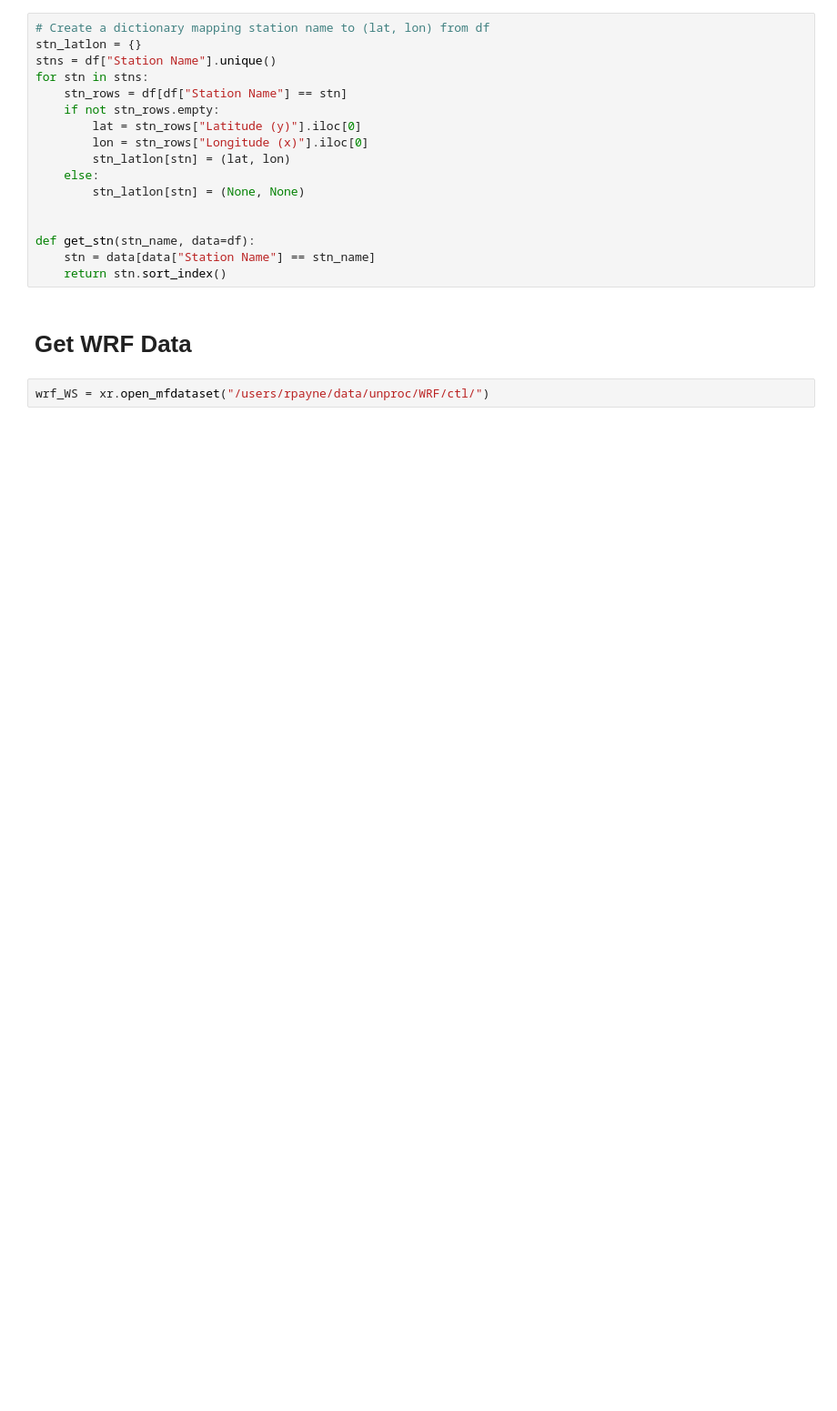
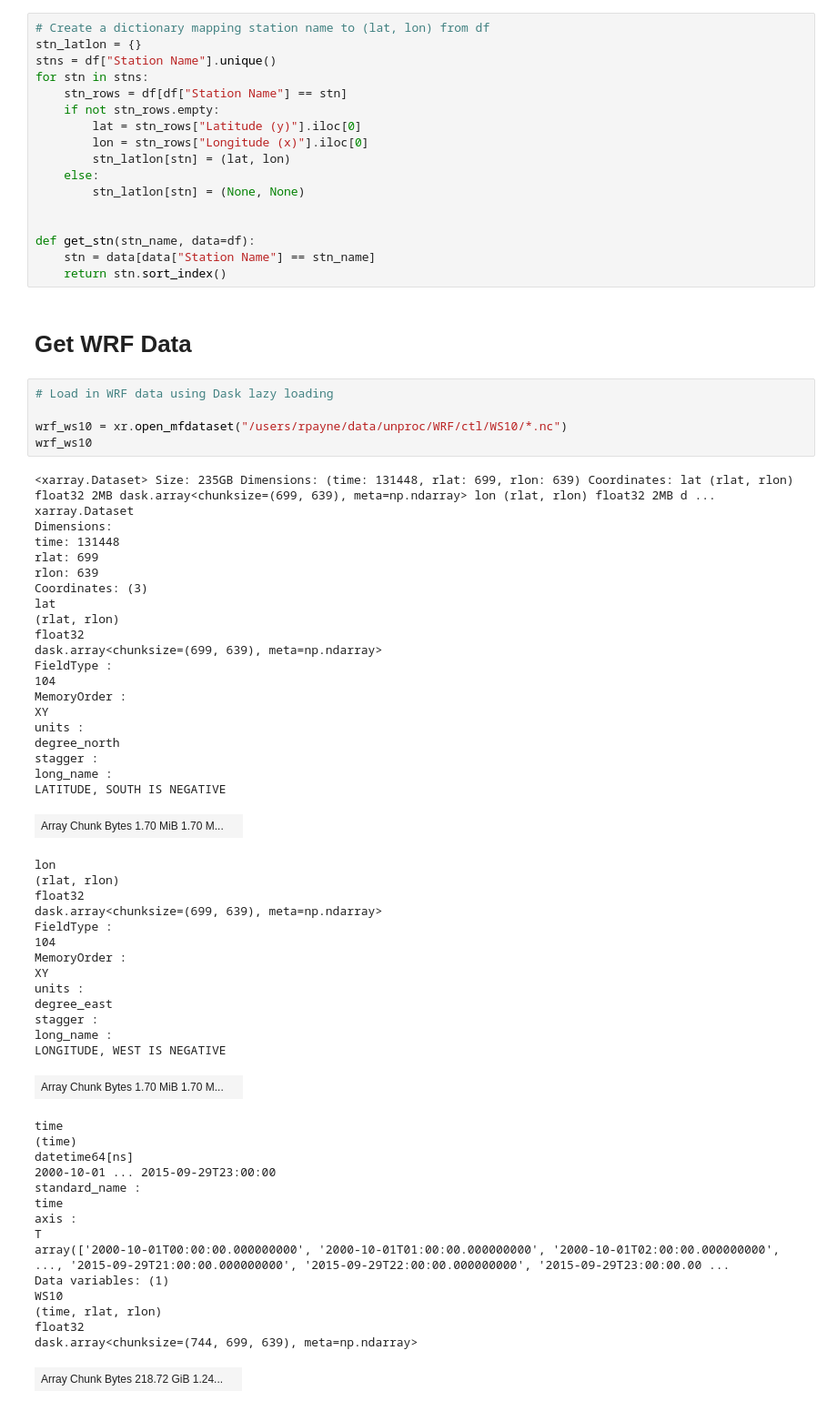
Before and after one commit to kdaust/ClimatExWRF, a Jupyter notebook: Robert/notebooks/compare_stns_w_WRF.ipynb, the cells around one changed output. Shown: that part at 91% size. Drawn from its saved outputs; the diff is of its cells as text; blank space fills up the shorter version.

```diff
--- a/Robert/notebooks/compare_stns_w_WRF.ipynb
+++ b/Robert/notebooks/compare_stns_w_WRF.ipynb
@@ -60,4 +73,58 @@ def get_stn(stn_name, data=df):
 # %% [markdown]
 # Get WRF Data
 # %%
-wrf_WS = xr.open_mfdataset("/users/rpayne/data/unproc/WRF/ctl/")
+# Load in WRF data using Dask lazy loading
+
+wrf_ws10 = xr.open_mfdataset("/users/rpayne/data/unproc/WRF/ctl/WS10/*.nc")
+wrf_ws10
+# %% [output]
+<xarray.Dataset> Size: 235GB Dimensions: (time: 131448, rlat: 699, rlon: 639) Coordinates: lat (rlat, rlon) float32 2MB dask.array<chunksize=(699, 639), meta=np.ndarray> lon (rlat, rlon) float32 2MB d ...
+xarray.Dataset
+Dimensions:
+time: 131448
+rlat: 699
+rlon: 639
+Coordinates: (3)
+lat
+(rlat, rlon)
+float32
+dask.array<chunksize=(699, 639), meta=np.ndarray>
+FieldType :
+104
+MemoryOrder :
+XY
+units :
+degree_north
+stagger :
+long_name :
+LATITUDE, SOUTH IS NEGATIVE
+| Array Chunk Bytes 1.70 MiB 1.70 M... |  |
+lon
+(rlat, rlon)
+float32
+dask.array<chunksize=(699, 639), meta=np.ndarray>
+FieldType :
+104
+MemoryOrder :
+XY
+units :
+degree_east
+stagger :
+long_name :
+LONGITUDE, WEST IS NEGATIVE
+| Array Chunk Bytes 1.70 MiB 1.70 M... |  |
+time
+(time)
+datetime64[ns]
+2000-10-01 ... 2015-09-29T23:00:00
+standard_name :
+time
+axis :
+T
+array(['2000-10-01T00:00:00.000000000', '2000-10-01T01:00:00.000000000', '2000-10-01T02:00:00.000000000', ..., '2015-09-29T21:00:00.000000000', '2015-09-29T22:00:00.000000000', '2015-09-29T23:00:00.00 ...
+Data variables: (1)
+WS10
+(time, rlat, rlon)
+float32
+dask.array<chunksize=(744, 699, 639), meta=np.ndarray>
+| Array Chunk Bytes 218.72 GiB 1.24... |  |
```
Also changed, not shown: parts of 7 cells of this notebook, 4 other files.
